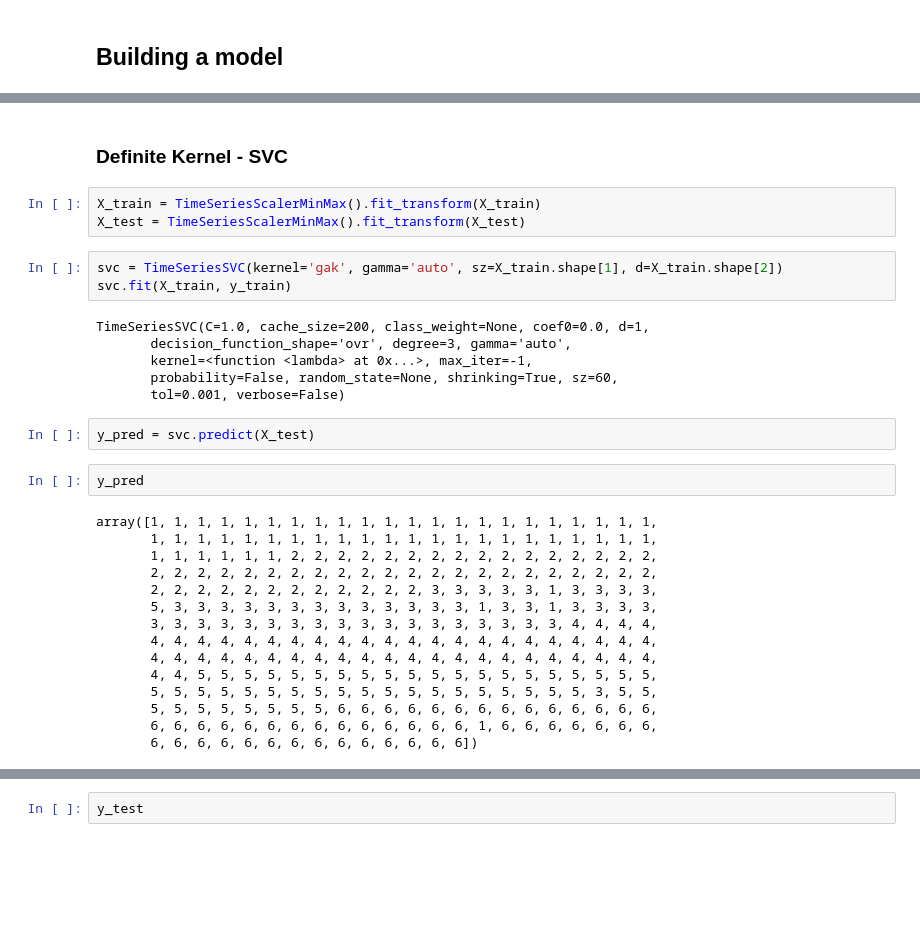
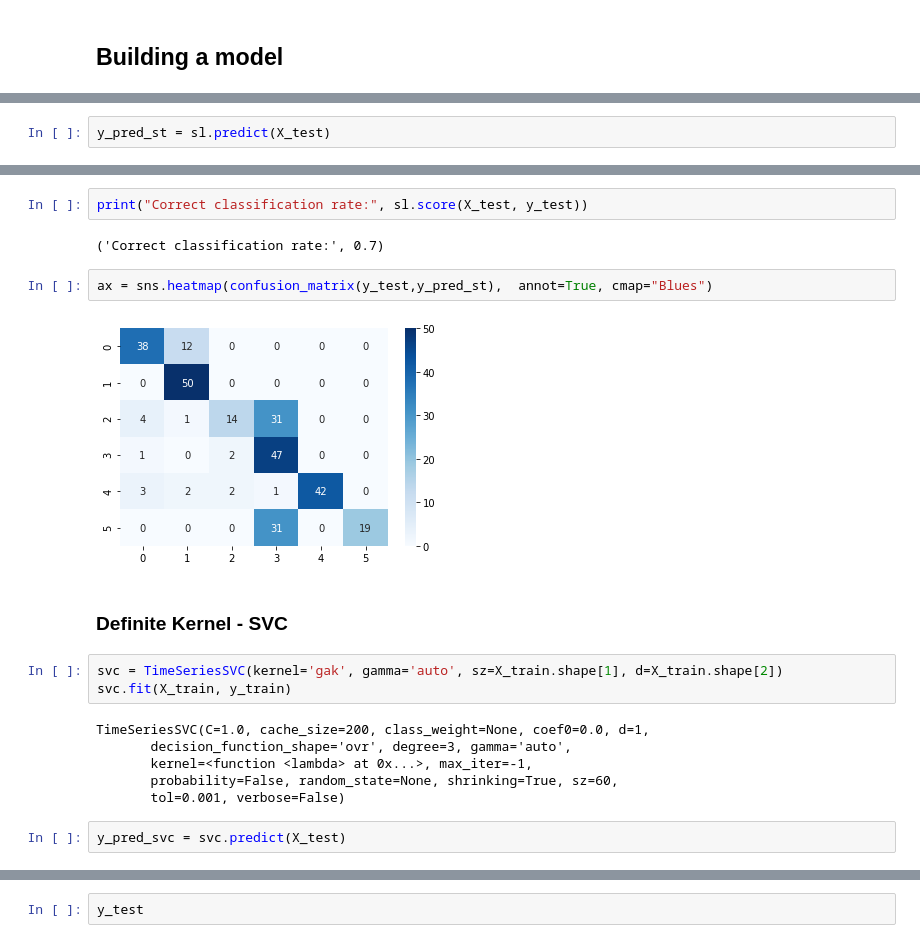
Before and after one commit to giadaconfo/time-series-classification, a Jupyter notebook: tsc_comparison.ipynb, the cells around one changed output, grey strips where cells are left out. Drawn from its saved outputs; the diff is of its cells as text; blank space fills up the shorter version.

```diff
--- a/tsc_comparison.ipynb
+++ b/tsc_comparison.ipynb
@@ -91,0 +154,2 @@ for key in sums:
+# %%
+y_pred_st = sl.predict(X_test)
@@ -92,8 +190,13 @@ for key in sums:
+# %%
+print("Correct classification rate:", sl.score(X_test, y_test))
+# %% [output]
+('Correct classification rate:', 0.7)
+# %%
+ax = sns.heatmap(confusion_matrix(y_test,y_pred_st),  annot=True, cmap="Blues")
+# %% [output]
+[figure, added]
 # %% [markdown]
 ### Definite Kernel - SVC
-# %%
-X_train = TimeSeriesScalerMinMax().fit_transform(X_train)
-X_test = TimeSeriesScalerMinMax().fit_transform(X_test)
 # %%
 svc = TimeSeriesSVC(kernel='gak', gamma='auto', sz=X_train.shape[1], d=X_train.shape[2])
 svc.fit(X_train, y_train)
@@ -104,21 +207,4 @@ TimeSeriesSVC(C=1.0, cache_size=200, class_weight=None, coef0=0.0, d=1,
        probability=False, random_state=None, shrinking=True, sz=60,
        tol=0.001, verbose=False)
 # %%
-y_pred = svc.predict(X_test)
+y_pred_svc = svc.predict(X_test)
-# %%
-y_pred
-# %% [output]
-array([1, 1, 1, 1, 1, 1, 1, 1, 1, 1, 1, 1, 1, 1, 1, 1, 1, 1, 1, 1, 1, 1,
-       1, 1, 1, 1, 1, 1, 1, 1, 1, 1, 1, 1, 1, 1, 1, 1, 1, 1, 1, 1, 1, 1,
-       1, 1, 1, 1, 1, 1, 2, 2, 2, 2, 2, 2, 2, 2, 2, 2, 2, 2, 2, 2, 2, 2,
-       2, 2, 2, 2, 2, 2, 2, 2, 2, 2, 2, 2, 2, 2, 2, 2, 2, 2, 2, 2, 2, 2,
-       2, 2, 2, 2, 2, 2, 2, 2, 2, 2, 2, 2, 3, 3, 3, 3, 3, 1, 3, 3, 3, 3,
-       5, 3, 3, 3, 3, 3, 3, 3, 3, 3, 3, 3, 3, 3, 1, 3, 3, 1, 3, 3, 3, 3,
-       3, 3, 3, 3, 3, 3, 3, 3, 3, 3, 3, 3, 3, 3, 3, 3, 3, 3, 4, 4, 4, 4,
-       4, 4, 4, 4, 4, 4, 4, 4, 4, 4, 4, 4, 4, 4, 4, 4, 4, 4, 4, 4, 4, 4,
-       4, 4, 4, 4, 4, 4, 4, 4, 4, 4, 4, 4, 4, 4, 4, 4, 4, 4, 4, 4, 4, 4,
-       4, 4, 5, 5, 5, 5, 5, 5, 5, 5, 5, 5, 5, 5, 5, 5, 5, 5, 5, 5, 5, 5,
-       5, 5, 5, 5, 5, 5, 5, 5, 5, 5, 5, 5, 5, 5, 5, 5, 5, 5, 5, 3, 5, 5,
-       5, 5, 5, 5, 5, 5, 5, 5, 6, 6, 6, 6, 6, 6, 6, 6, 6, 6, 6, 6, 6, 6,
-       6, 6, 6, 6, 6, 6, 6, 6, 6, 6, 6, 6, 6, 6, 1, 6, 6, 6, 6, 6, 6, 6,
-       6, 6, 6, 6, 6, 6, 6, 6, 6, 6, 6, 6, 6, 6])
```
Also changed, not shown: parts of 31 cells of this notebook.
